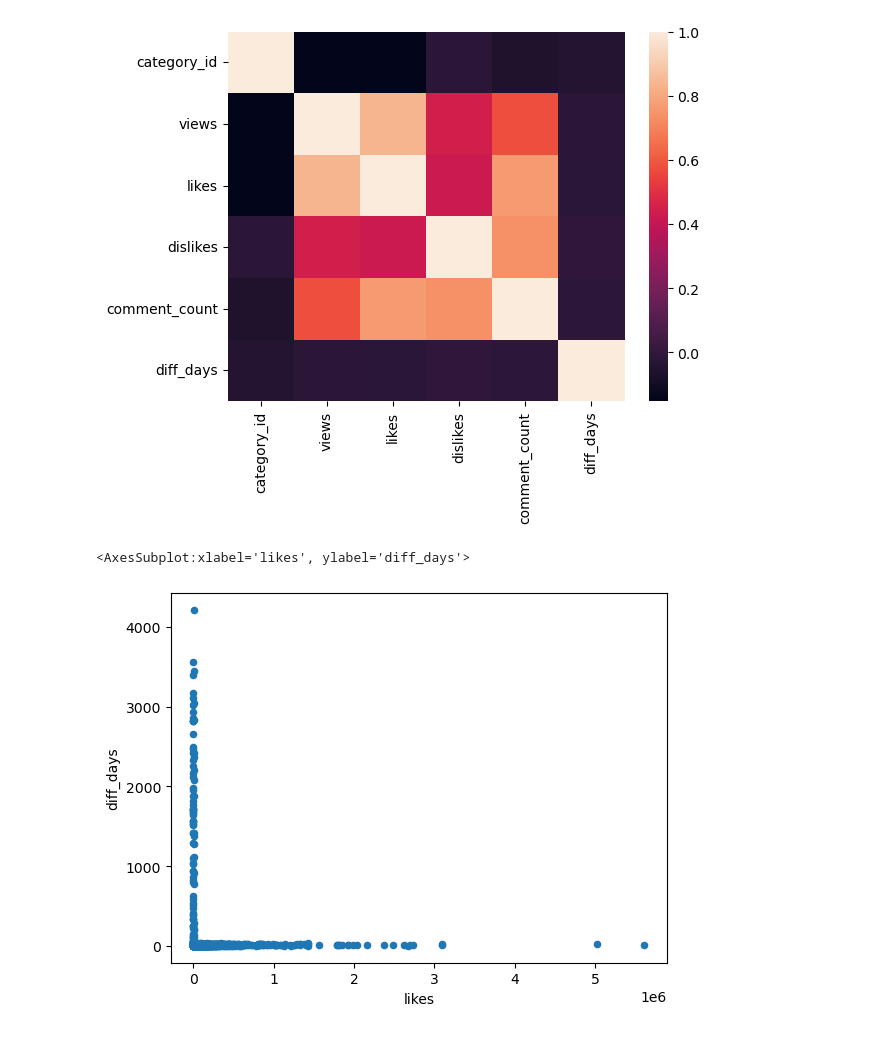
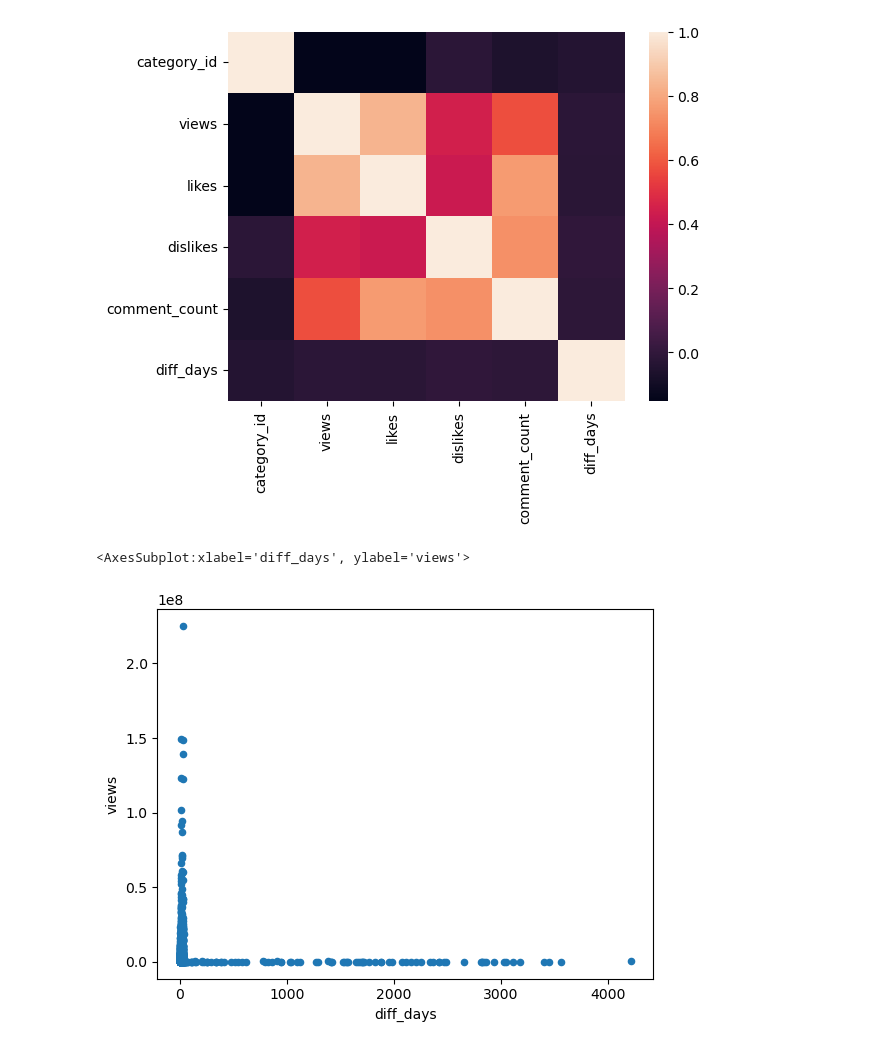
Before and after one commit to GFAmsterdam/Youtube_Trending_Video_Analysis, a Jupyter notebook: Ming/supervised_ml/supervised_ml.ipynb, the cells around one changed output. Drawn from its saved outputs; the diff is of its cells as text; code cells hidden in the pictures.

```diff
--- a/Ming/supervised_ml/supervised_ml.ipynb
+++ b/Ming/supervised_ml/supervised_ml.ipynb
@@ -63,7 +63,7 @@ sns.heatmap(seaborn_df.corr())
 <AxesSubplot:>
 [figure]
 # %%
-us_videos_df.plot(x="likes", y="diff_days", kind="scatter")
+us_videos_df.plot(x="diff_days", y="views", kind="scatter")
 # %% [output]
-<AxesSubplot:xlabel='likes', ylabel='diff_days'>
+<AxesSubplot:xlabel='diff_days', ylabel='views'>
-[figure, old version]
+[figure, new version]
```
Also changed, not shown: 3 other files.
